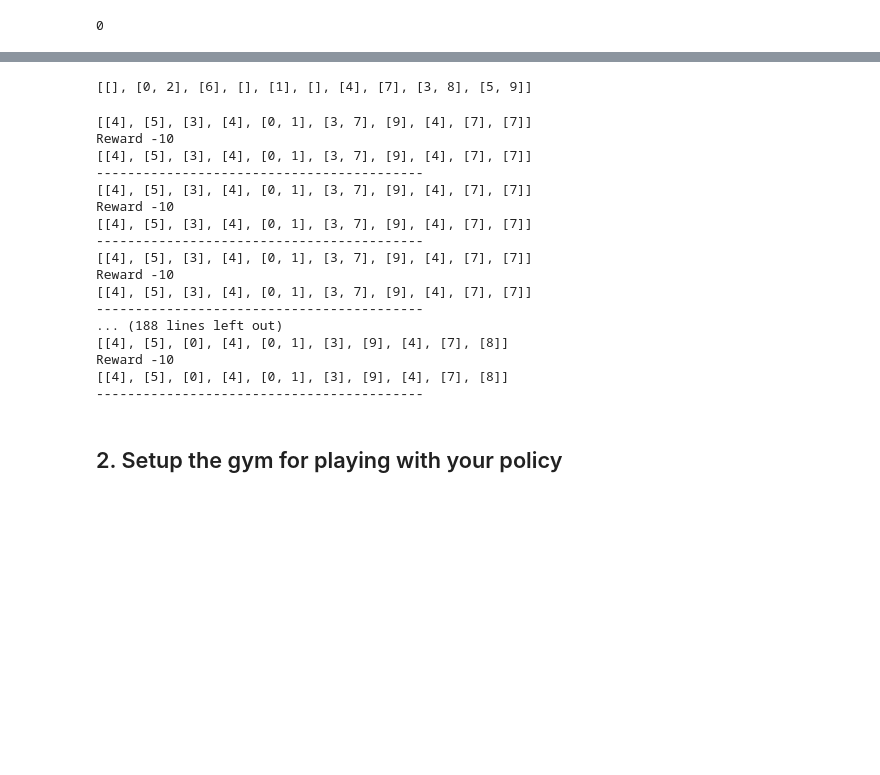
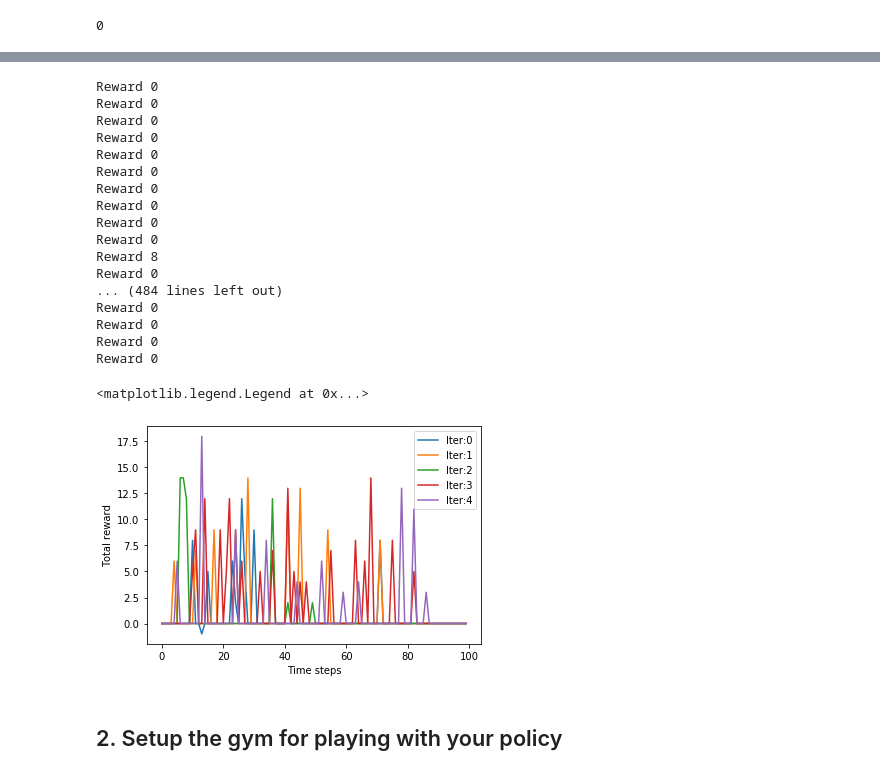
Before and after one commit to quantshah/supertaxi, a Jupyter notebook: notebooks/rl-nn.ipynb, the cells around one changed output, grey strips where cells are left out. Cells and saved outputs as stored; diff of their text form; code cells hidden in the pictures; blank space fills up the shorter version.

```diff
--- a/notebooks/rl-nn.ipynb
+++ b/notebooks/rl-nn.ipynb
@@ -265,11 +265,10 @@ class Environment(object):
                     if destination in self.queue[node]:
                         t.hire(source, destination)
                         self.queue[node].remove(destination)
-                        print(self.queue[node])
 
                 if action_to_do[0] == "dispatch":
                     destination = action_to_do[1]
-                    t.dispatch(destination)
+                    # t.dispatch(destination)
                 else:
                     pass
 
@@ -351,35 +337,49 @@ a
-# %%
-taxienv.taxi_queue
-# %% [output]
-[[], [0, 2], [6], [], [1], [], [4], [7], [3, 8], [5, 9]]
 # %%
 taxienv.reset()
 # %%
-for i in range(50):
-    print(taxienv.queue)
-    a = taxienv.random_action()
-    taxienv.step(a)
-    print("Reward", taxienv.reward())
-    print(taxienv.queue)
-    print("------------------------------------------")
+rval = []
+
+for i in range(5):
+    tempr = []
+    taxienv.reset()
+    for i in range(100):
+        # print(taxienv.queue)
+        a = taxienv.random_action()
+        taxienv.generate_demand()
+        taxienv.step(a)
+
+        print("Reward", taxienv.reward())
+        tempr.append(taxienv.reward())
+        # print(taxienv.queue)
+        # print("------------------------------------------")
+    rval.append(tempr)
 # %% [output]
-[[4], [5], [3], [4], [0, 1], [3, 7], [9], [4], [7], [7]]
-Reward -10
-[[4], [5], [3], [4], [0, 1], [3, 7], [9], [4], [7], [7]]
-------------------------------------------
-[[4], [5], [3], [4], [0, 1], [3, 7], [9], [4], [7], [7]]
-Reward -10
-[[4], [5], [3], [4], [0, 1], [3, 7], [9], [4], [7], [7]]
-------------------------------------------
-[[4], [5], [3], [4], [0, 1], [3, 7], [9], [4], [7], [7]]
-Reward -10
-[[4], [5], [3], [4], [0, 1], [3, 7], [9], [4], [7], [7]]
-------------------------------------------
-... (188 lines left out)
-[[4], [5], [0], [4], [0, 1], [3], [9], [4], [7], [8]]
-Reward -10
-[[4], [5], [0], [4], [0, 1], [3], [9], [4], [7], [8]]
-------------------------------------------
+Reward 0
+Reward 0
+Reward 0
+Reward 0
+Reward 0
+Reward 0
+Reward 0
+Reward 0
+Reward 0
+Reward 0
+Reward 8
+Reward 0
+... (484 lines left out)
+Reward 0
+Reward 0
+Reward 0
+Reward 0
+# %%
+for i, r in enumerate(rval):
+    plt.plot(r, label="Iter:{}".format(i))
+plt.xlabel("Time steps")
+plt.ylabel("Total reward")
+plt.legend()
+# %% [output]
+<matplotlib.legend.Legend at 0x...>
+[figure, added]
 # %% [markdown]
 ## 2. Setup the gym for playing with your policy
 # %% [markdown]
```
Also changed, not shown: parts of 10 cells of this notebook, 1 other file.
